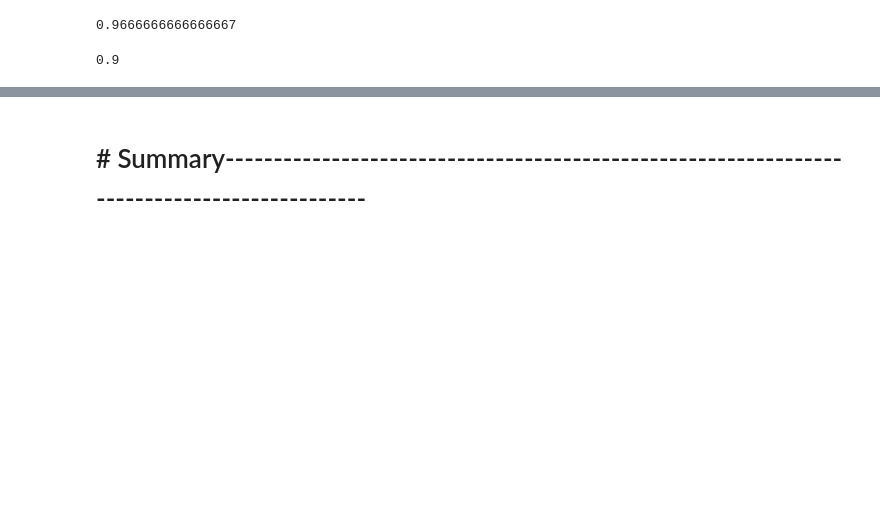
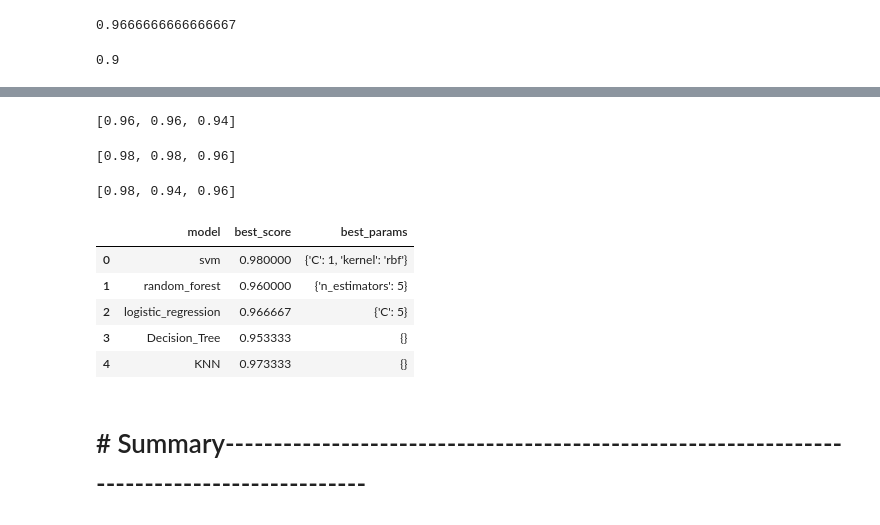
Before and after one commit to shubhamtapadia/DataScience_Stuff, a Jupyter notebook: IRIS_Species_Classification_Case_1.ipynb, the cells around one changed output, grey strips where cells are left out. Drawn from its saved outputs; the diff is of its cells as text; code cells hidden in the pictures; blank space fills up the shorter version.

```diff
--- a/IRIS_Species_Classification_Case_1.ipynb
+++ b/IRIS_Species_Classification_Case_1.ipynb
@@ -235,0 +271,12 @@ Please also refer to the documentation for alternative solver options:
+# %%
+scores_logistic
+# %% [output]
+[0.96, 0.96, 0.94]
+# %%
+scores_svm
+# %% [output]
+[0.98, 0.98, 0.96]
+# %%
+scores_rf
+# %% [output]
+[0.98, 0.94, 0.96]
@@ -236,3 +325,24 @@ Please also refer to the documentation for alternative solver options:
+# %%
+scores = []
+
+for model_name, mp in model_params.items():
+    clf =  GridSearchCV(mp['model'], mp['params'], cv=5, return_train_score=False)
+    clf.fit(x, y)
+    scores.append({
+        'model': model_name,
+        'best_score': clf.best_score_,
+        'best_params': clf.best_params_
+    })
+
+df = pd.DataFrame(scores,columns=['model','best_score','best_params'])
+df
+# %% [output]
+|  | model | best_score | best_params |
+| 0 | svm | 0.980000 | {'C': 1, 'kernel': 'rbf'} |
+| 1 | random_forest | 0.960000 | {'n_estimators': 5} |
+| 2 | logistic_regression | 0.966667 | {'C': 5} |
+| 3 | Decision_Tree | 0.953333 | {} |
+| 4 | KNN | 0.973333 | {} |
 # %% [markdown]
 # # Summary--------------------------------------------------------------------------------------------
 # %%
```
Also changed, not shown: parts of 9 cells of this notebook.
